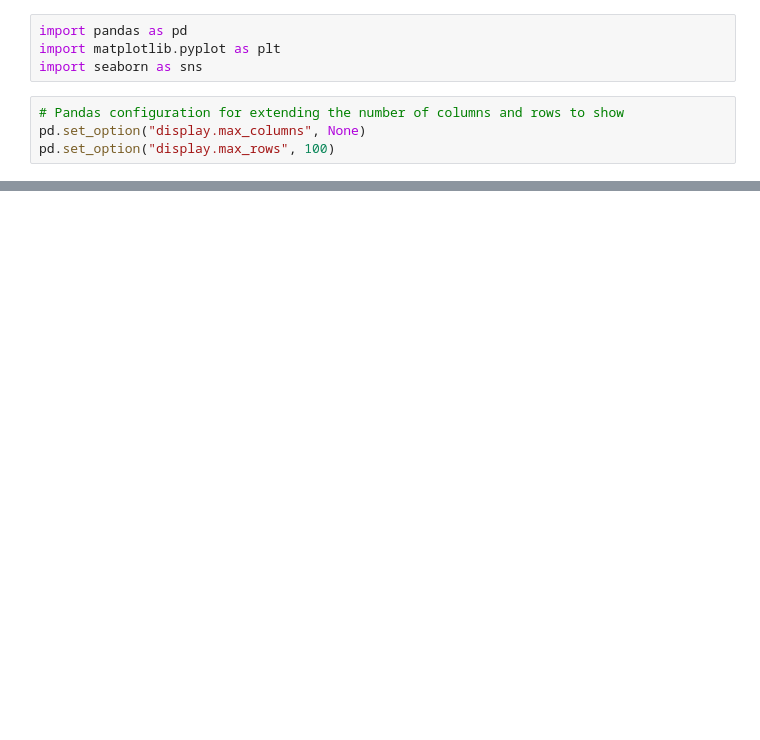
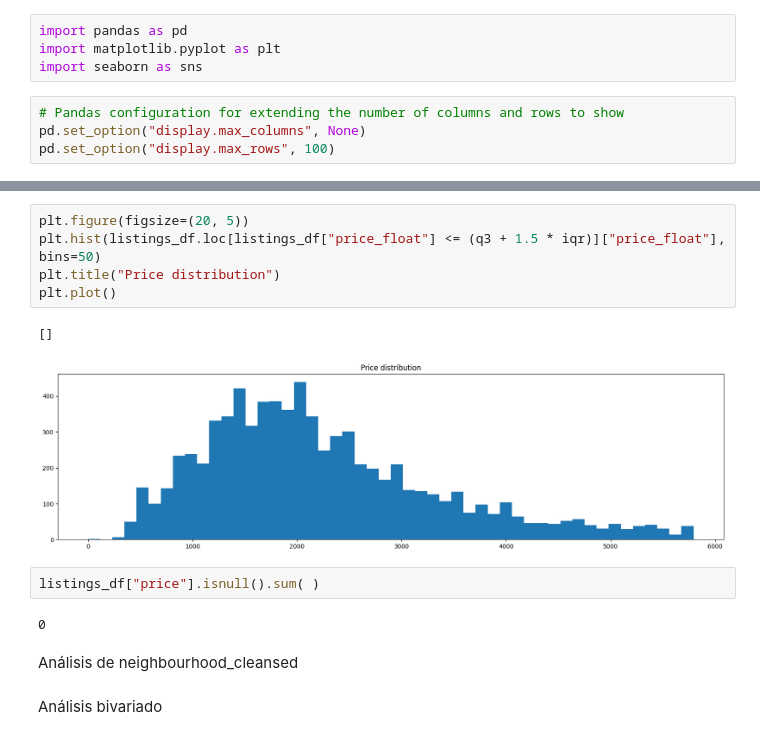
Before and after one commit to AngieRinBri/InmoviliarioTaller1, a Jupyter notebook: eda.ipynb, the cells around one changed output, grey strips where cells are left out. Drawn from its saved outputs; the diff is of its cells as text; blank space fills up the shorter version.

```diff
--- a/eda.ipynb
+++ b/eda.ipynb
@@ -30,0 +186,16 @@ listings_df.head
+# %%
+plt.figure(figsize=(20, 5))
+plt.hist(listings_df.loc[listings_df["price_float"] <= (q3 + 1.5 * iqr)]["price_float"], bins=50)
+plt.title("Price distribution")
+plt.plot()
+# %% [output]
+[]
+[figure, added]
+# %%
+listings_df["price"].isnull().sum( )
+# %% [output]
+0
+# %% [markdown]
+Análisis de neighbourhood_cleansed
+# %% [markdown]
+Análisis bivariado
```
Also changed, not shown: parts of 22 cells of this notebook.
